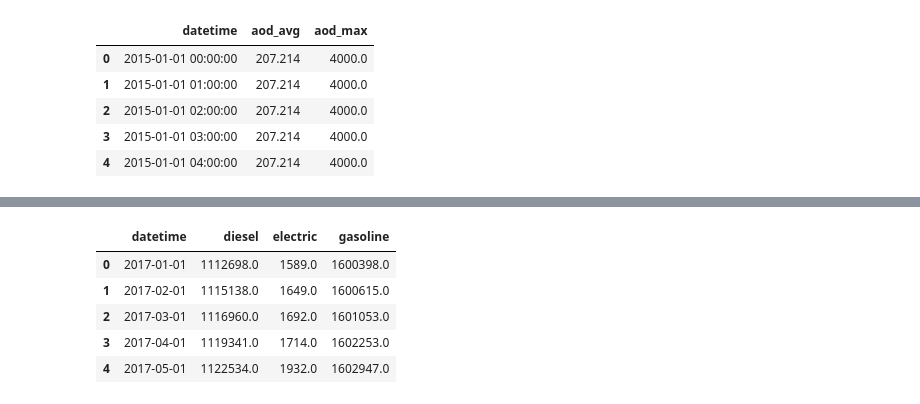
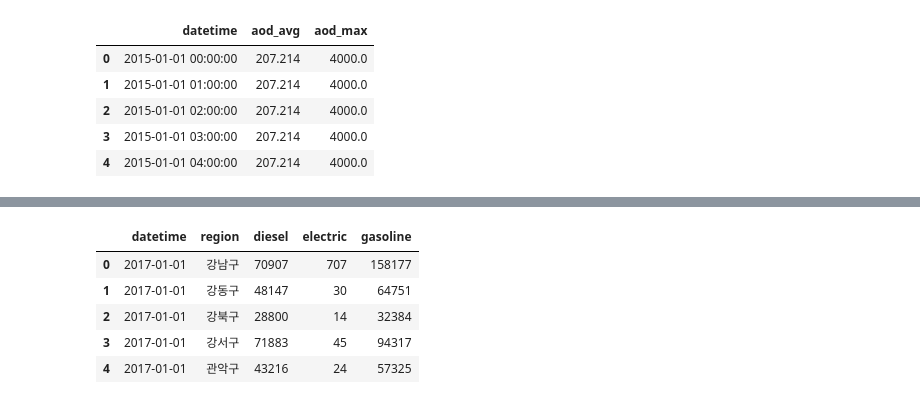
Before and after one commit to dongango/ai-proj2-class4, a Jupyter notebook: 20.data-preprocessing/미세먼지_데이터셋_구성.ipynb, the cells around one changed output, grey strips where cells are left out. Cells and saved outputs as stored; diff of their text form; code cells hidden in the pictures.

```diff
--- a/20.data-preprocessing/미세먼지_데이터셋_구성.ipynb
+++ b/20.data-preprocessing/미세먼지_데이터셋_구성.ipynb
@@ -342,0 +551,2 @@ dtype: int64
+# %%
+vehicle = vehicle_augmented.copy()
@@ -343,7 +563,9 @@ dtype: int64
+# %%
+vehicle.drop(['month'], axis=1, inplace=True)
 # %%
 #사업용 비사업용 합계
 
-summary = seoul.groupby(['datetime', 'region', 'fuel_type'], as_index=False)['reg_count'].sum()
-summary.head()
+vehicle = vehicle.groupby(['datetime', 'region', 'fuel_type'], as_index=False)['reg_count'].sum()
+vehicle.head()
 # %% [output]
 |  | datetime | region | fuel_type | reg_count |
@@ -355,6 +577,13 @@ summary.head()
 # %%
-seoul_wide = summary.pivot(index='datetime', columns='fuel_type', values='reg_count')
+vehicle_grouped = vehicle.groupby(['datetime', 'region', 'fuel_type'])['reg_count'].sum().reset_index()
 
-seoul_wide = seoul_wide.reset_index().rename_axis(columns=None)
+vehicle_pivoted = vehicle_grouped.pivot(
+    index=['datetime', 'region'],
+    columns='fuel_type',
+    values='reg_count'
+).reset_index()
 
-seoul_wide.head()
+vehicle_pivoted.columns.name = None
+
+cols_to_convert = ['경유', '전기', '휘발유']
+vehicle_pivoted[cols_to_convert] = vehicle_pivoted[cols_to_convert].astype(int)
@@ -368,15 +599,15 @@ seoul_wide.head()
 # %%
-seoul_wide = seoul_wide.rename(columns={
+vehicle = vehicle_pivoted.rename(columns={
     '경유': 'diesel',
     '전기': 'electric',
     '휘발유': 'gasoline'
 })
 
-seoul_wide.head()
+vehicle.head()
 # %% [output]
-|  | datetime | diesel | electric | gasoline |
-| 0 | 2017-01-01 | 1112698.0 | 1589.0 | 1600398.0 |
-| 1 | 2017-02-01 | 1115138.0 | 1649.0 | 1600615.0 |
-| 2 | 2017-03-01 | 1116960.0 | 1692.0 | 1601053.0 |
-| 3 | 2017-04-01 | 1119341.0 | 1714.0 | 1602253.0 |
-| 4 | 2017-05-01 | 1122534.0 | 1932.0 | 1602947.0 |
+|  | datetime | region | diesel | electric | gasoline |
+| 0 | 2017-01-01 | 강남구 | 70907 | 707 | 158177 |
+| 1 | 2017-01-01 | 강동구 | 48147 | 30 | 64751 |
+| 2 | 2017-01-01 | 강북구 | 28800 | 14 | 32384 |
+| 3 | 2017-01-01 | 강서구 | 71883 | 45 | 94317 |
+| 4 | 2017-01-01 | 관악구 | 43216 | 24 | 57325 |
```
Also changed, not shown: parts of 53 cells of this notebook, 1 other file.
